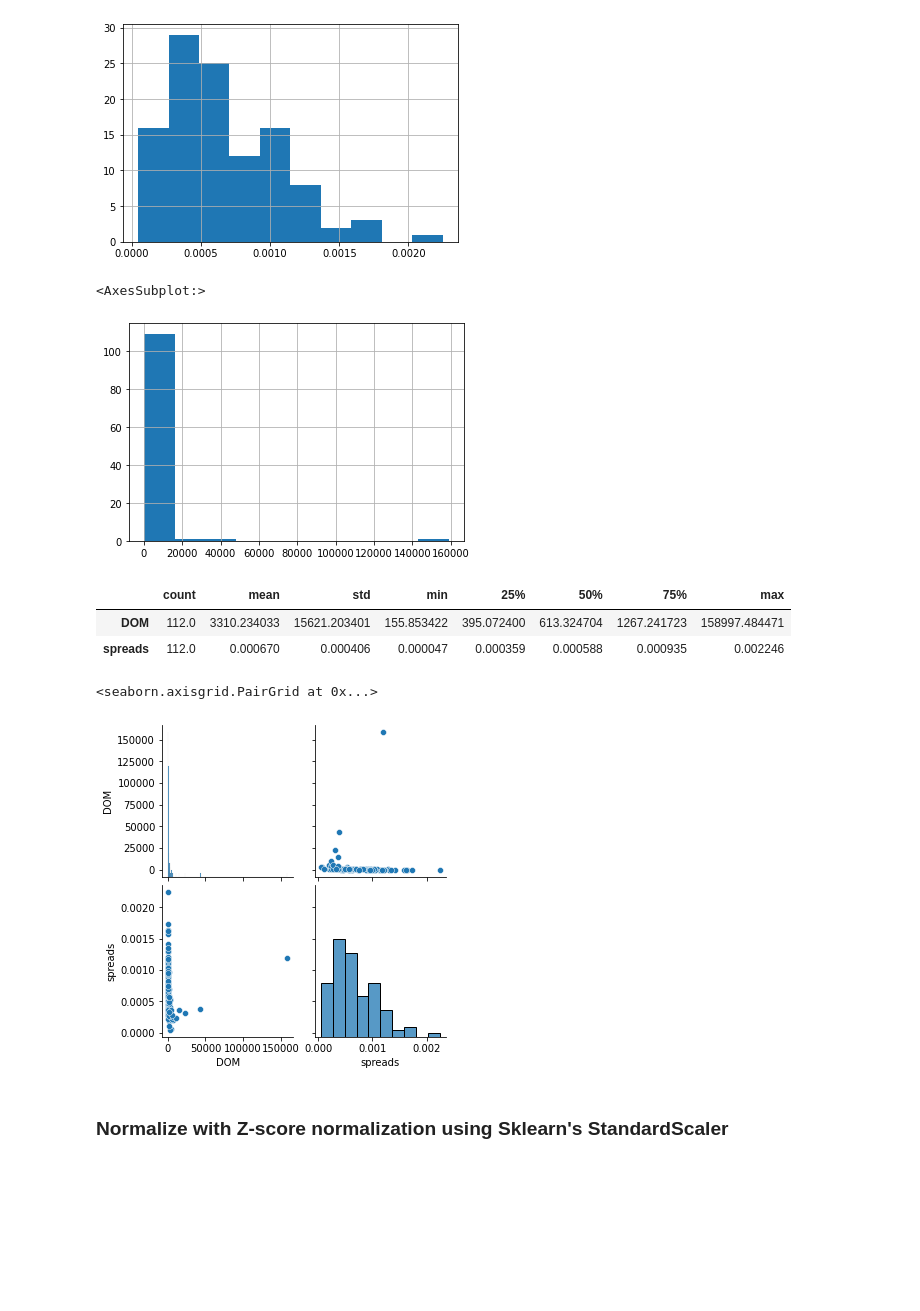
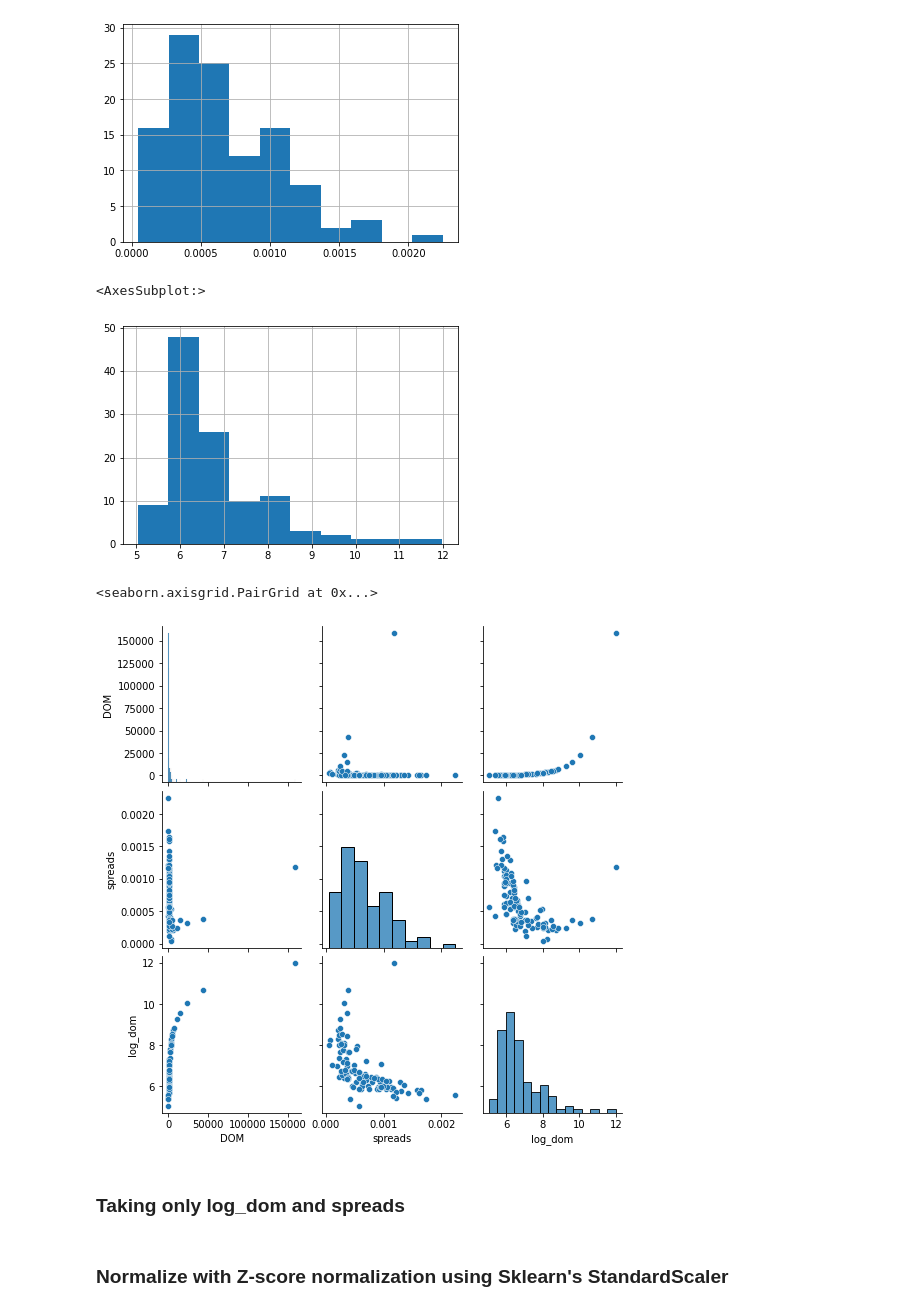
Before and after one commit to numanfr/DATA_project, a Jupyter notebook: cluster_depth_spread.ipynb, the cells around one changed output. Cells and saved outputs as stored; diff of their text form; code cells hidden in the pictures; blank space fills up the shorter version.

```diff
--- a/cluster_depth_spread.ipynb
+++ b/cluster_depth_spread.ipynb
@@ -8,8 +8,7 @@ import pandas as pd
 # Generate dummy data with 3 features
 df = pd.read_csv("depth_spread.csv")
 
-Xdf = df.iloc[:,1:3]
-X = Xdf.to_numpy()
+df['log_dom'] = np.log(df.DOM)
 # %% [markdown]
 ### Initial Data Analysis
 # %%
@@ -24,20 +33,16 @@ df['spreads'].hist()
 <AxesSubplot:>
 [figure]
 # %%
-df['DOM'].hist()
+df['log_dom'].hist()
 # %% [output]
 <AxesSubplot:>
-[figure, old version]
+[figure, new version]
-# %%
-df.describe().transpose()
-# %% [output]
-|  | count | mean | std | min | 25% | 50% | 75% | max |
-| DOM | 112.0 | 3310.234033 | 15621.203401 | 155.853422 | 395.072400 | 613.324704 | 1267.241723 | 158997.484471 |
-| spreads | 112.0 | 0.000670 | 0.000406 | 0.000047 | 0.000359 | 0.000588 | 0.000935 | 0.002246 |
 # %%
 import seaborn as sns
 
 sns.pairplot(df)
 # %% [output]
 <seaborn.axisgrid.PairGrid at 0x...>
-[figure, old version]
+[figure, new version]
+# %% [markdown]
+### Taking only log_dom and spreads
```
Also changed, not shown: parts of 16 cells of this notebook.
